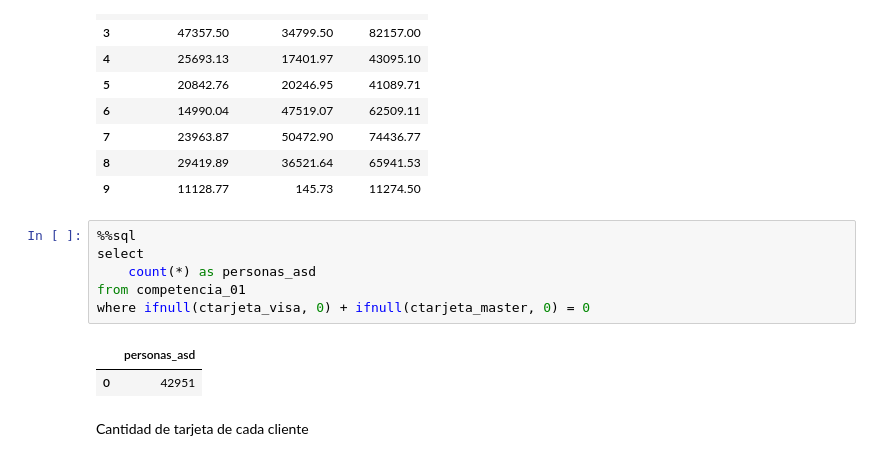
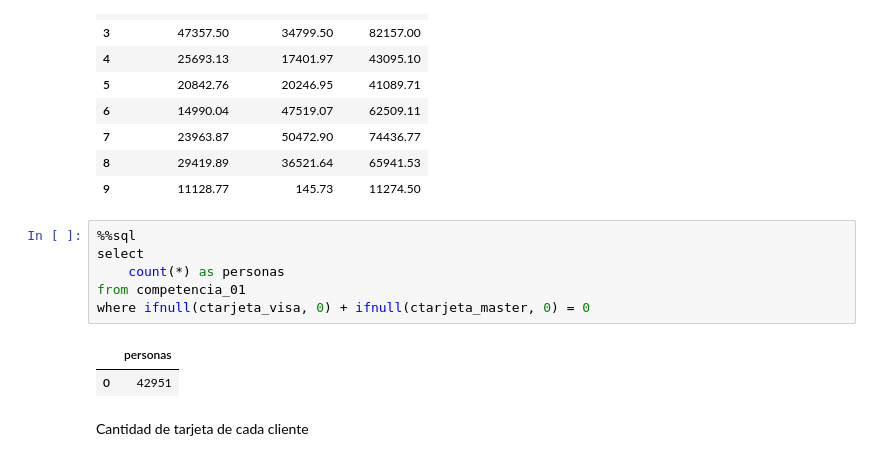
Before and after one commit to dmecoyfin/dmeyf2024, a Jupyter notebook: src/Competencia_1/Feature_Engineering_en_SQL.ipynb, the cells around one changed output. Drawn from its saved outputs; the diff is of its cells as text.

```diff
--- a/src/Competencia_1/Feature_Engineering_en_SQL.ipynb
+++ b/src/Competencia_1/Feature_Engineering_en_SQL.ipynb
@@ -202,11 +155,11 @@ from competencia_01 limit 10
 # %%
 %%sql
 select
-    count(*) as personas_asd
+    count(*) as personas
 from competencia_01
 where ifnull(ctarjeta_visa, 0) + ifnull(ctarjeta_master, 0) = 0
 # %% [output]
-|  | personas_asd |
+|  | personas |
 | 0 | 42951 |
 # %% [markdown]
 Cantidad de tarjeta de cada cliente
```
Also changed, not shown: parts of 17 cells of this notebook, 2 other files.
